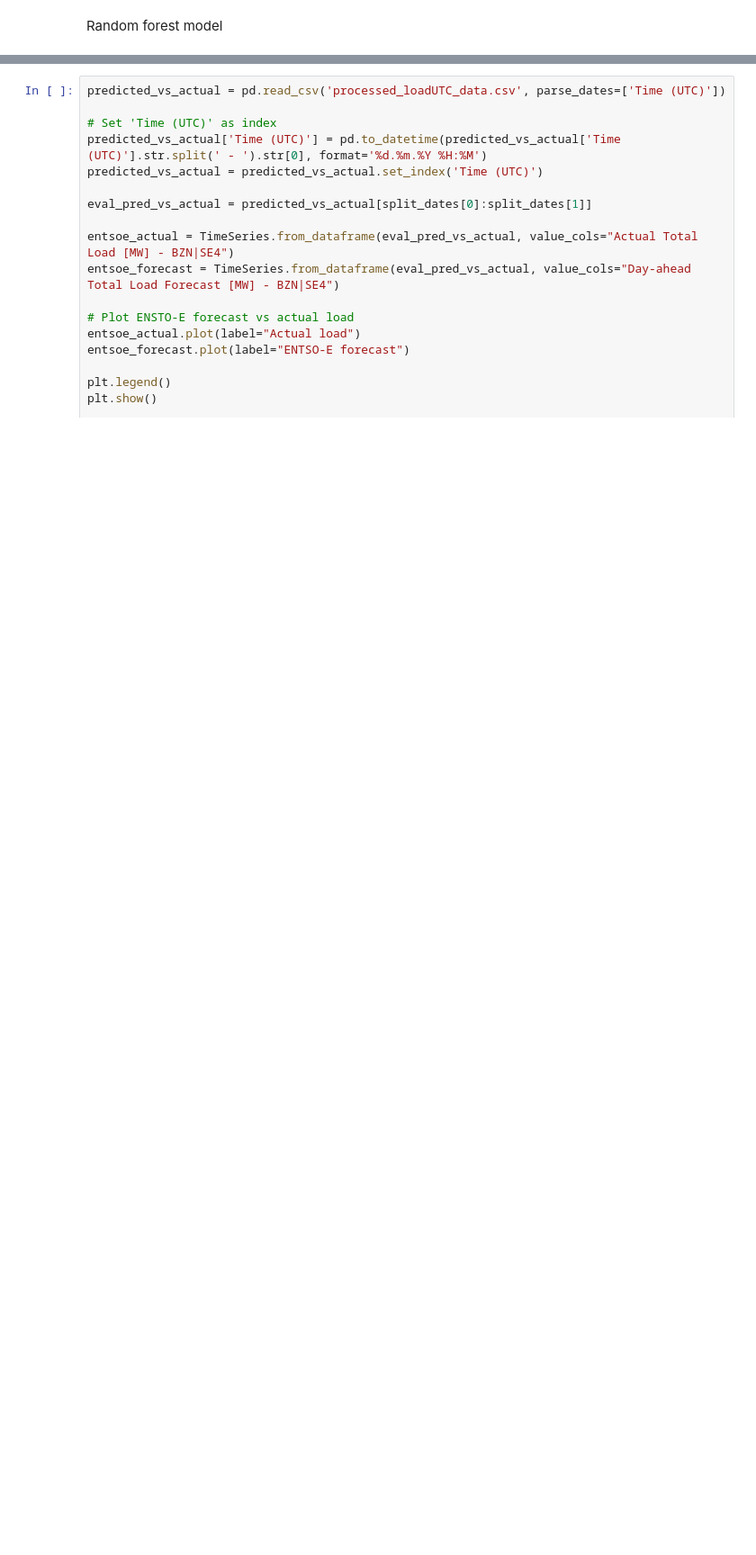
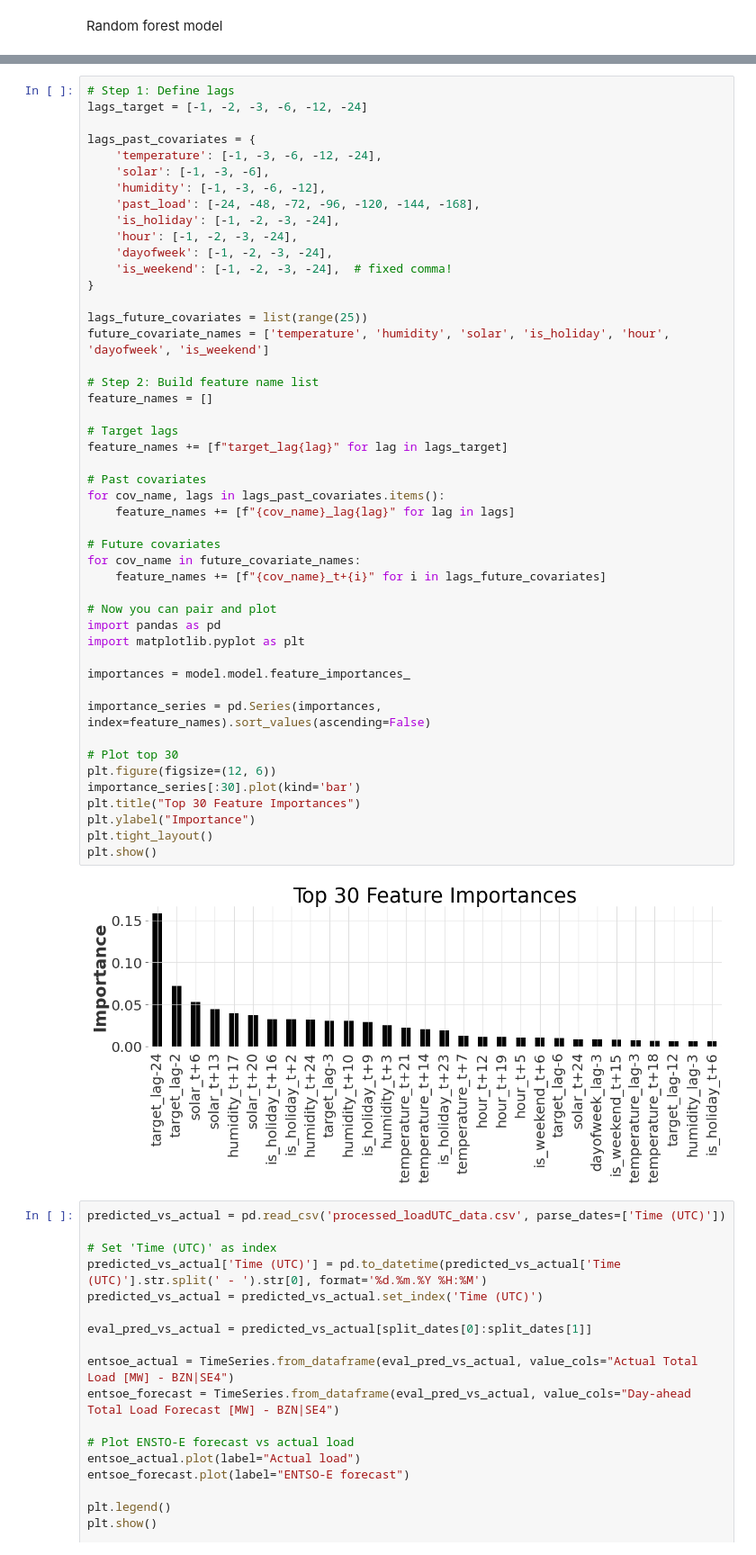
Before and after one commit to fk1603/Load-Forecasting, a Jupyter notebook: main.ipynb, the cells around one changed output, grey strips where cells are left out. Shown at 90% size. Saved outputs shown, nothing was run; the diff lists cells and outputs as text; blank space fills up the shorter version.

```diff
--- a/main.ipynb
+++ b/main.ipynb
@@ -268,3 +319,52 @@ Min MAPE: 1.76% on Day 29
+# %%
+# Step 1: Define lags
+lags_target = [-1, -2, -3, -6, -12, -24]
+
+lags_past_covariates = {
+    'temperature': [-1, -3, -6, -12, -24],
+    'solar': [-1, -3, -6],
+    'humidity': [-1, -3, -6, -12],
+    'past_load': [-24, -48, -72, -96, -120, -144, -168],
+    'is_holiday': [-1, -2, -3, -24],
+    'hour': [-1, -2, -3, -24],
+    'dayofweek': [-1, -2, -3, -24],
+    'is_weekend': [-1, -2, -3, -24],  # fixed comma!
+}
+
+lags_future_covariates = list(range(25))
+future_covariate_names = ['temperature', 'humidity', 'solar', 'is_holiday', 'hour', 'dayofweek', 'is_weekend']
+
+# Step 2: Build feature name list
+feature_names = []
+
+# Target lags
+feature_names += [f"target_lag{lag}" for lag in lags_target]
+
+# Past covariates
+for cov_name, lags in lags_past_covariates.items():
+    feature_names += [f"{cov_name}_lag{lag}" for lag in lags]
+
+# Future covariates
+for cov_name in future_covariate_names:
+    feature_names += [f"{cov_name}_t+{i}" for i in lags_future_covariates]
+
+# Now you can pair and plot
+import pandas as pd
+import matplotlib.pyplot as plt
+
+importances = model.model.feature_importances_
+
+importance_series = pd.Series(importances, index=feature_names).sort_values(ascending=False)
+
+# Plot top 30
+plt.figure(figsize=(12, 6))
+importance_series[:30].plot(kind='bar')
+plt.title("Top 30 Feature Importances")
+plt.ylabel("Importance")
+plt.tight_layout()
+plt.show()
+# %% [output]
+[figure, added]
 # %%
 predicted_vs_actual = pd.read_csv('processed_loadUTC_data.csv', parse_dates=['Time (UTC)'])
 
```
Also changed, not shown: parts of 3 cells of this notebook, 1 other file.
